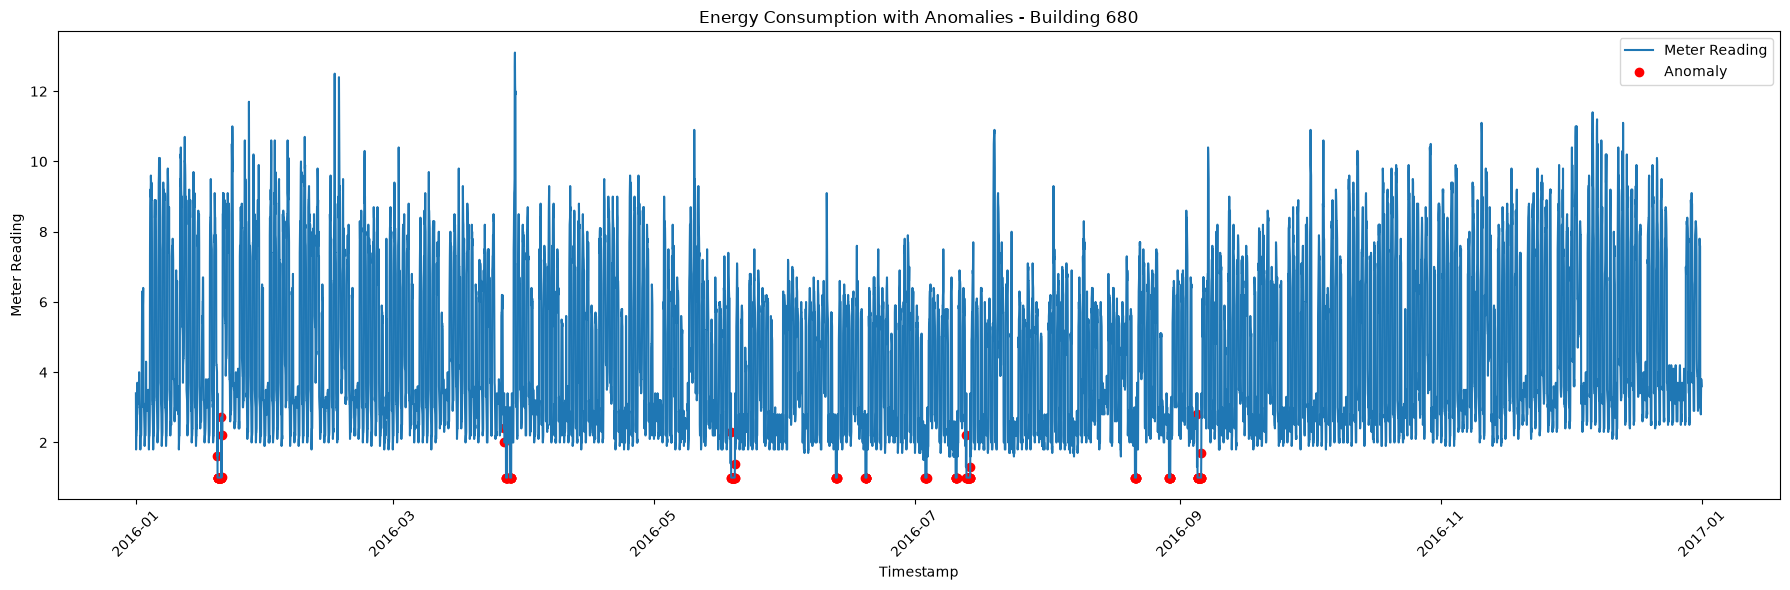
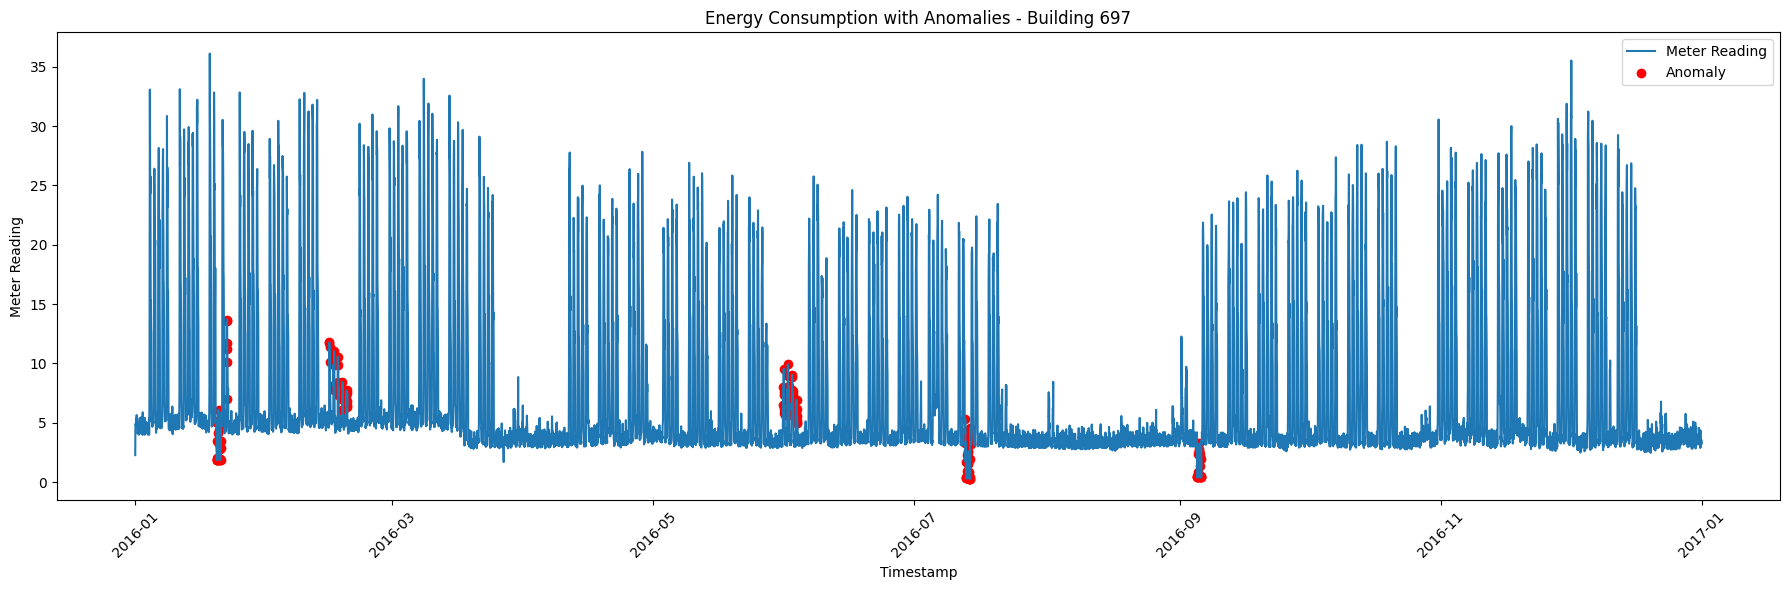
Code edit (unified diff) that turned the first committed figure into the second:
--- before
+++ after
@@ -3,5 +3,5 @@
 
 
-print(f"\n[INFO] Visualizing Building {sample_building}")
+print(f"\n[INFO] Visualizing Building {df['building_id'].unique()[0]} Energy Consumption with Anomalies")
 
 plt.figure(figsize=(18, 6))
@@ -9,12 +9,12 @@
 # Full time-series
 plt.plot(
-    sample_df["timestamp"],
-    sample_df["meter_reading"],
+    df["timestamp"],
+    df["meter_reading"],
     label="Meter Reading"
 )
 
 # Overlay anomalies in red
-if "anomaly" in sample_df.columns:
-    anomalies = sample_df[sample_df["anomaly"] == 1]
+if "anomaly" in df.columns:
+    anomalies = df[df["anomaly"] == 1]
     plt.scatter(
         anomalies["timestamp"],
@@ -24,5 +24,5 @@
     )
 
-plt.title(f"Energy Consumption with Anomalies - Building {sample_building}")
+plt.title(f"Energy Consumption with Anomalies - Building {df['building_id'].unique()[0]}")
 plt.xlabel("Timestamp")
 plt.ylabel("Meter Reading")

Commit: update notebook